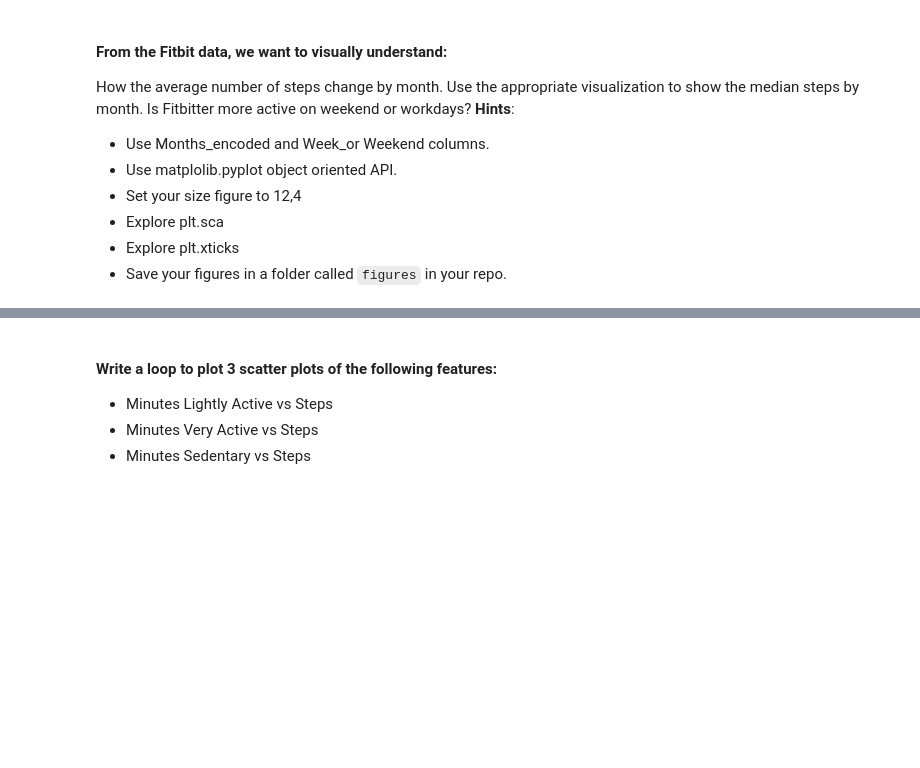
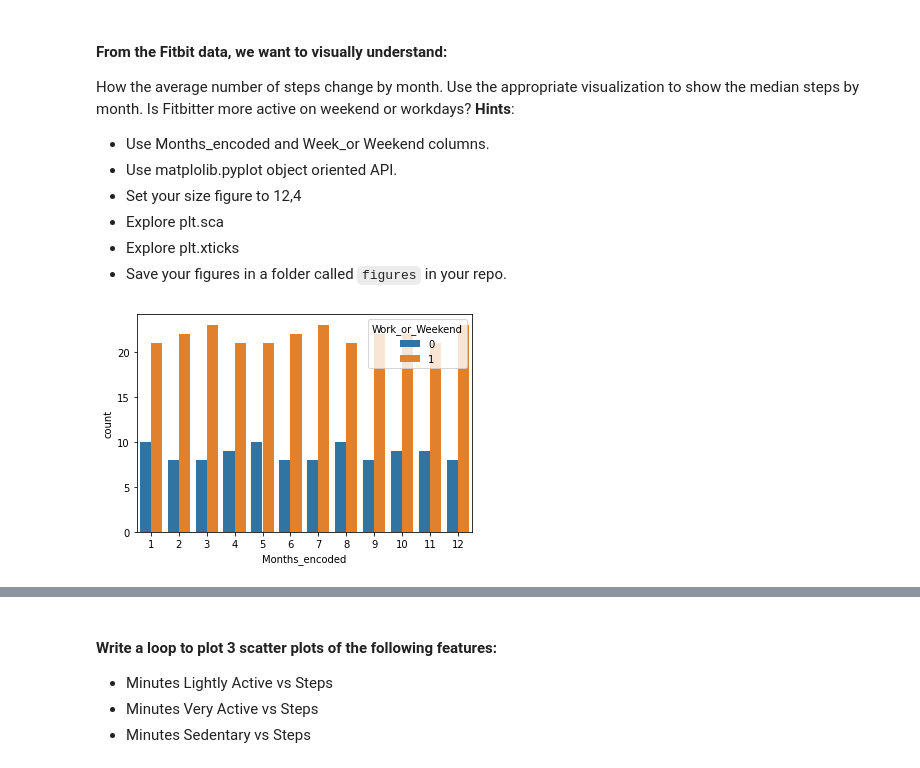
Before and after one commit to Ironhack-Data-Madrid-Octubre-2021/lab-matplotlib-seaborn, a Jupyter notebook: your-code/main.ipynb, the cells around one changed output, grey strips where cells are left out. Cells and saved outputs as stored; diff of their text form; code cells hidden in the pictures; blank space fills up the shorter version.

```diff
--- a/your-code/main.ipynb
+++ b/your-code/main.ipynb
@@ -20,3 +37,6 @@ maria
+# %%
+# your code here
+fitbit = pd.read_csv('../data/Fitbit2.csv')
 # %% [markdown]
 #### From the Fitbit data, we want to visually understand:
 
@@ -37,0 +52,6 @@ How the average number of steps change by month. Use the appropriate visualizati
+# %%
+# AVERAGE STEPS BY MONTH_ENCODED
+#sé que esto es seaborn solo estaba probando
+sns.countplot(x=fitbit.Months_encoded, hue=fitbit.Work_or_Weekend);
+# %% [output]
+[figure, added]
```
Also changed, not shown: parts of 48 cells of this notebook.
